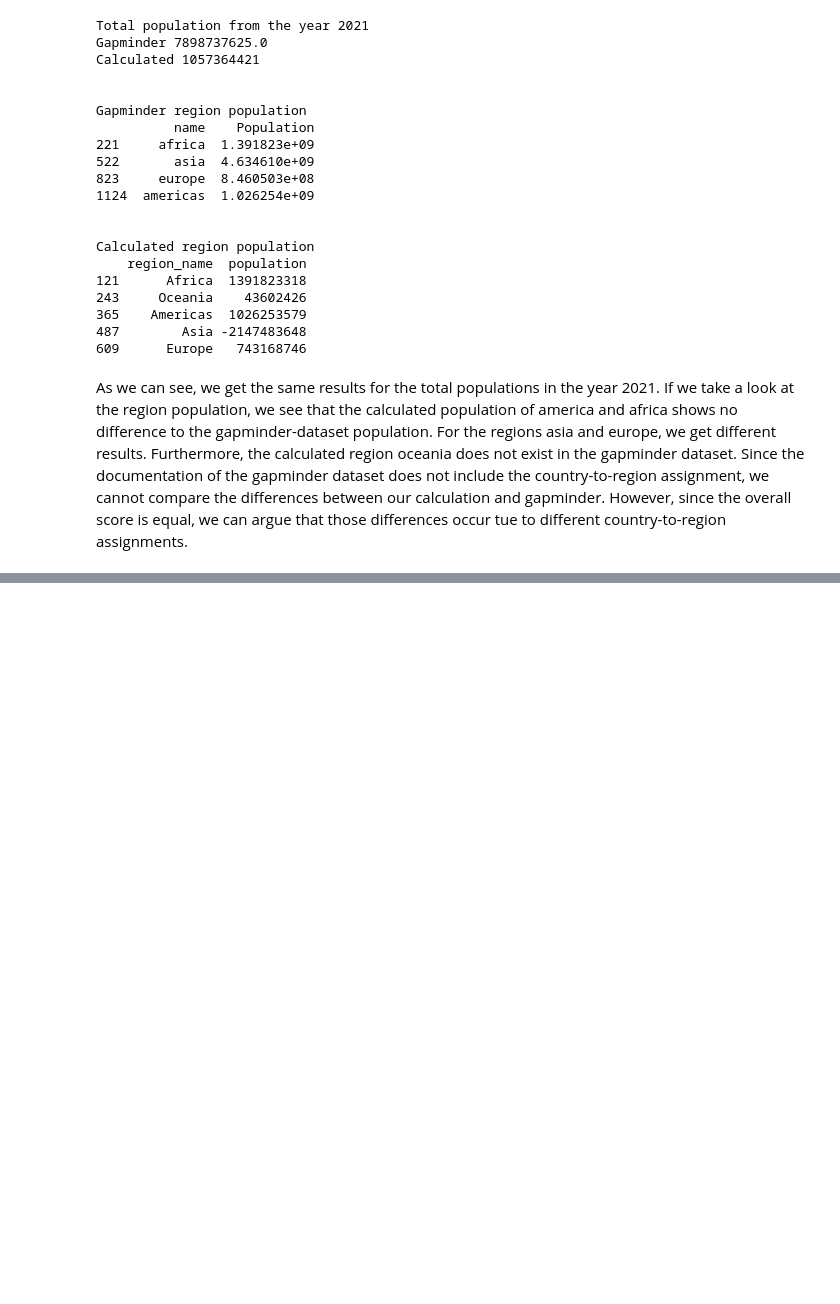
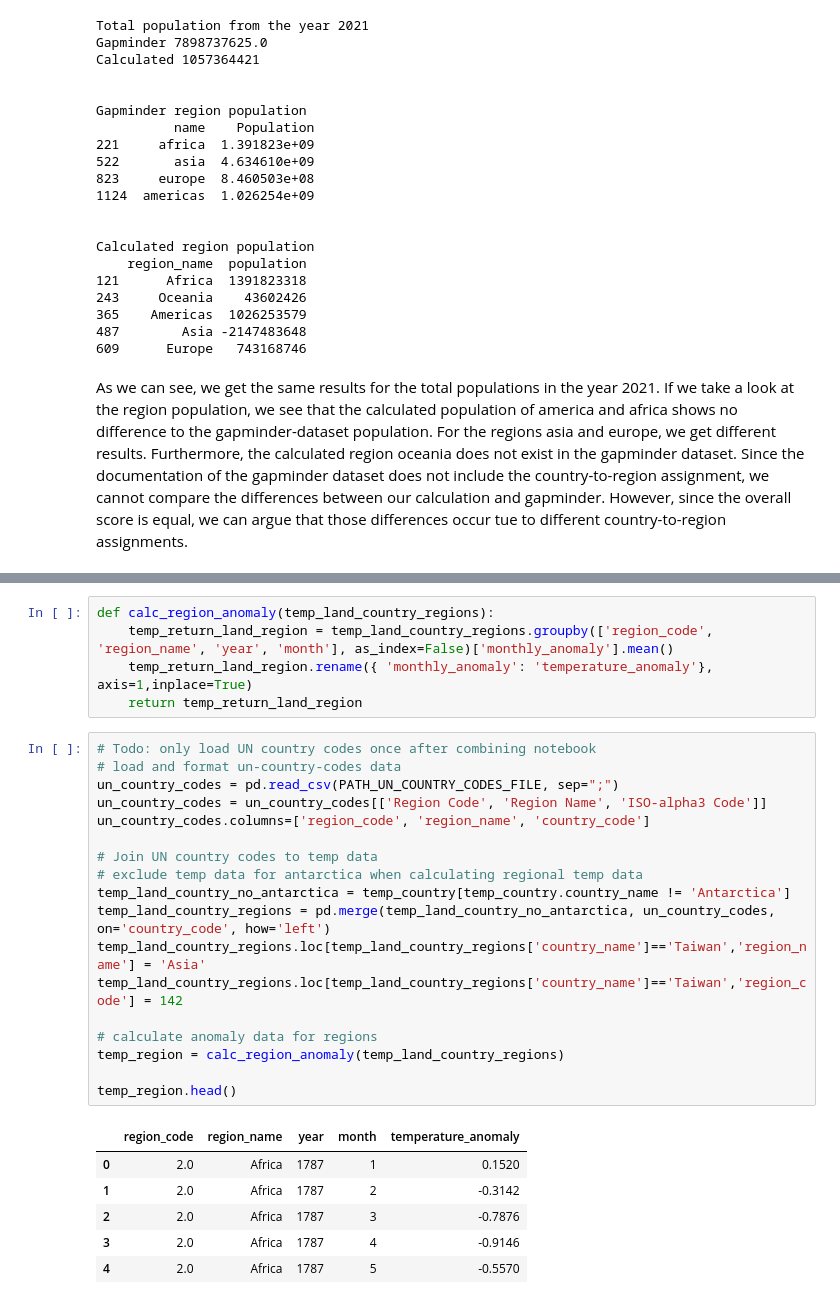
Before and after one commit to lukiwieser/natural-disasters-and-climate-change, a Jupyter notebook: main.ipynb, the cells around one changed output, grey strips where cells are left out. Saved outputs shown, nothing was run; the diff lists cells and outputs as text; blank space fills up the shorter version.

```diff
--- a/main.ipynb
+++ b/main.ipynb
@@ -853,0 +943,30 @@ If we take a look at the region population, we see that the calculated populatio
+# %%
+def calc_region_anomaly(temp_land_country_regions):
+    temp_return_land_region = temp_land_country_regions.groupby(['region_code', 'region_name', 'year', 'month'], as_index=False)['monthly_anomaly'].mean()
+    temp_return_land_region.rename({ 'monthly_anomaly': 'temperature_anomaly'}, axis=1,inplace=True)
+    return temp_return_land_region
+# %%
+# Todo: only load UN country codes once after combining notebook
+# load and format un-country-codes data
+un_country_codes = pd.read_csv(PATH_UN_COUNTRY_CODES_FILE, sep=";")
+un_country_codes = un_country_codes[['Region Code', 'Region Name', 'ISO-alpha3 Code']]
+un_country_codes.columns=['region_code', 'region_name', 'country_code']
+
+# Join UN country codes to temp data
+# exclude temp data for antarctica when calculating regional temp data
+temp_land_country_no_antarctica = temp_country[temp_country.country_name != 'Antarctica']
+temp_land_country_regions = pd.merge(temp_land_country_no_antarctica, un_country_codes, on='country_code', how='left')
+temp_land_country_regions.loc[temp_land_country_regions['country_name']=='Taiwan','region_name'] = 'Asia'
+temp_land_country_regions.loc[temp_land_country_regions['country_name']=='Taiwan','region_code'] = 142
+
+# calculate anomaly data for regions
+temp_region = calc_region_anomaly(temp_land_country_regions)
+
+temp_region.head()
+# %% [output]
+|  | region_code | region_name | year | month | temperature_anomaly |
+| 0 | 2.0 | Africa | 1787 | 1 | 0.1520 |
+| 1 | 2.0 | Africa | 1787 | 2 | -0.3142 |
+| 2 | 2.0 | Africa | 1787 | 3 | -0.7876 |
+| 3 | 2.0 | Africa | 1787 | 4 | -0.9146 |
+| 4 | 2.0 | Africa | 1787 | 5 | -0.5570 |
```
Also changed, not shown: parts of 41 cells of this notebook, 1 other file.
